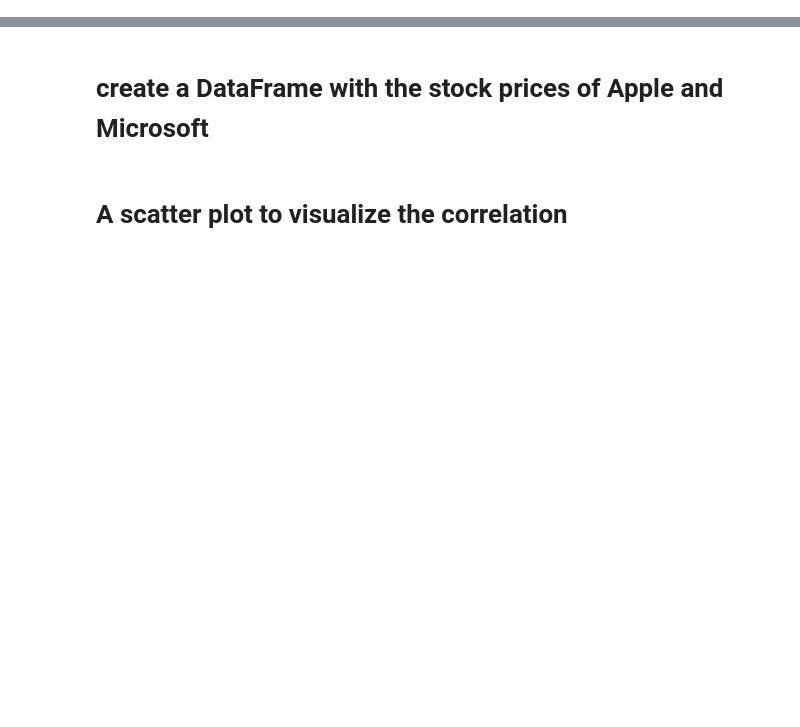
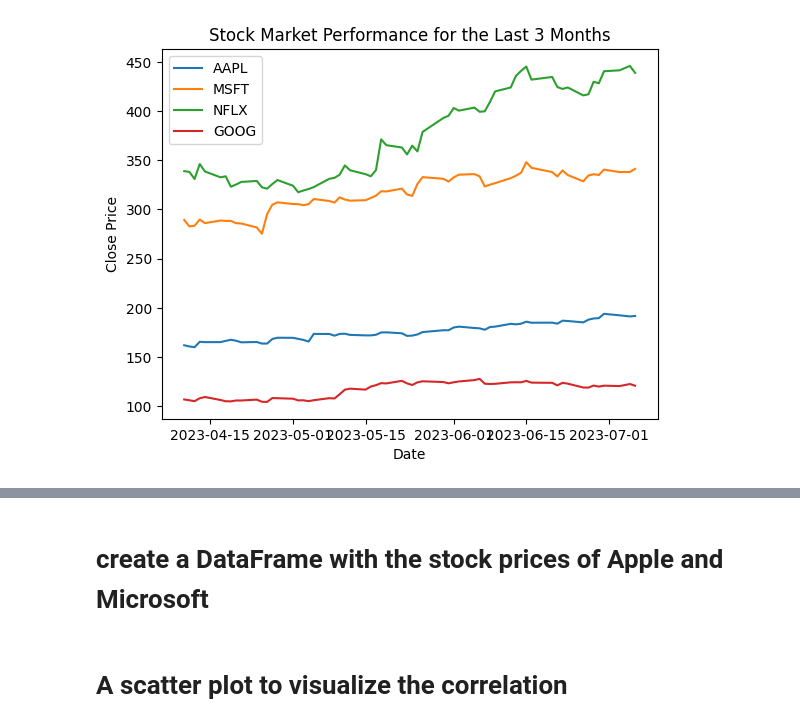
Before and after one commit to shushantranjan28/Stock-Market-Performance-Analysis, a Jupyter notebook: main.ipynb, the cells around one changed output, grey strips where cells are left out. Saved outputs shown, nothing was run; the diff lists cells and outputs as text; code cells hidden in the pictures; blank space fills up the shorter version.

```diff
--- a/main.ipynb
+++ b/main.ipynb
@@ -69,0 +57,26 @@ fig.show()
+# %%
+import matplotlib.pyplot as plt
+
+# Create a figure and axis
+fig, ax = plt.subplots()
+
+# Iterate over unique tickers
+for ticker in df['Ticker'].unique():
+    # Filter the DataFrame by ticker
+    df_ticker = df[df['Ticker'] == ticker]
+
+    # Plot the line chart
+    ax.plot(df_ticker['Date'], df_ticker['Close'], label=ticker)
+
+# Set the title and labels
+ax.set_title("Stock Market Performance for the Last 3 Months")
+ax.set_xlabel("Date")
+ax.set_ylabel("Close Price")
+
+# Add a legend
+ax.legend()
+
+# Display the plot
+plt.show()
+# %% [output]
+[figure, added]
```
Also changed, not shown: parts of 13 cells of this notebook.
